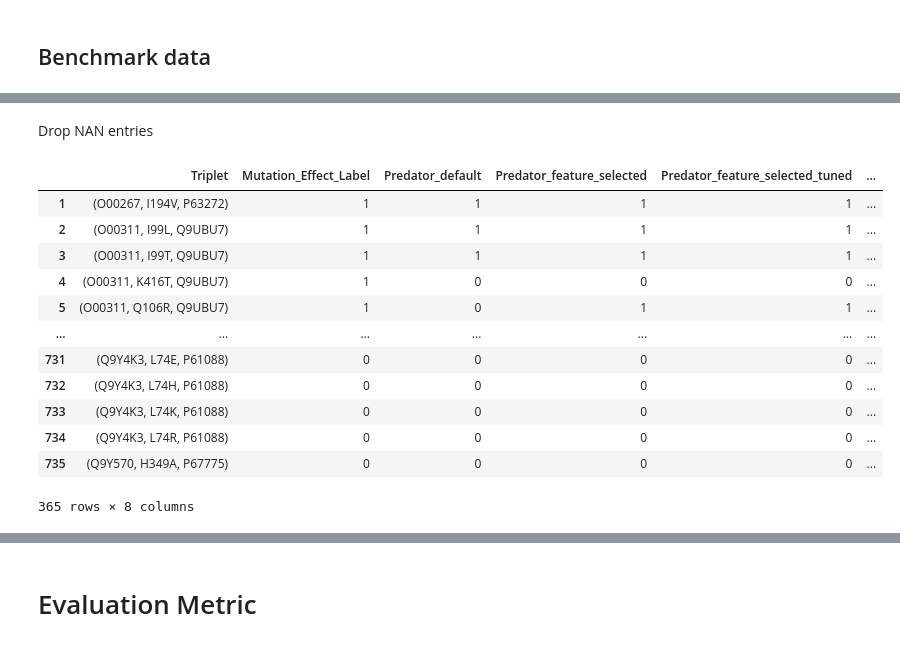
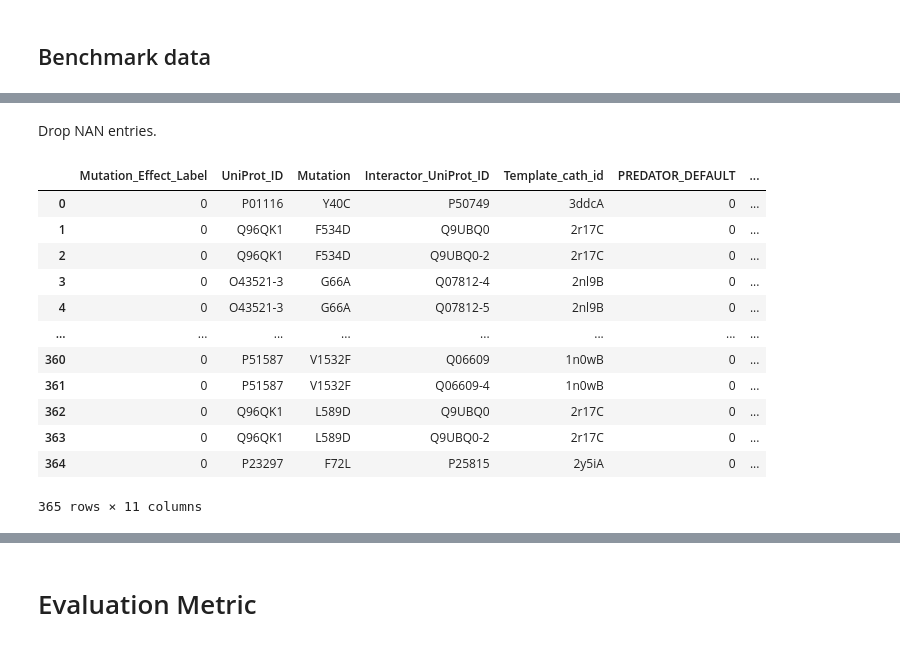
Before and after one commit to ibrahimberb/Predicting-Mutation-Effects, a Jupyter notebook: src/benchmark/rival_studies/Comparing/Comparison_4_studies.ipynb, the cells around one changed output, grey strips where cells are left out. Saved outputs shown, nothing was run; the diff lists cells and outputs as text; code cells hidden in the pictures.

```diff
--- a/src/benchmark/rival_studies/Comparing/Comparison_4_studies.ipynb
+++ b/src/benchmark/rival_studies/Comparing/Comparison_4_studies.ipynb
@@ -11,7 +11,7 @@ Studies:
 # %%
 import pandas as pd
 # %%
-PREDATOR_PREDICTIONS_DATA_PATH = "../../../dev/leave_one_complex_out/Leave_one_complex_out_predictions_2022-02-14.csv"
-SAAMBE_3D_PREDICTIONS_DATA_PATH = "../../SAAMBE_3D_Study/SAAMBE-3D-master/PredatorBenchmark/SAAMBE_3D_predictions_2022-02-12.csv"
-PANDA_PREDICTIONS_DATA_PATH = "../../PANDA/panda-master/PredatorBenchmark/train_data_with_PANDA_prediction_2022-02-14.csv"
-MCSM_PPI2_PREDICTION_DATA_PATH = "../mCSM_PPI2/src/Record/mcsm_ppi2_predictions_2022-02-16.csv"
+PREDATOR_PREDICTIONS_DATA_PATH = "../../../dev/leave_one_complex_out/v2/leave_one_complex_out_result_data_simplified_2022-02-24.csv"
+SAAMBE_3D_PREDICTIONS_DATA_PATH = "../../SAAMBE_3D_Study/SAAMBE-3D-master/PredatorBenchmark/SAAMBE_3D_predictions_2022-02-23.csv"
+PANDA_PREDICTIONS_DATA_PATH = "../../PANDA/panda-master/PredatorBenchmark/train_data_with_PANDA_prediction_2022-02-23.csv"
+MCSM_PPI2_PREDICTION_DATA_PATH = "../mCSM_PPI2/src/Record/mcsm_ppi2_predictions_2022-02-24.csv"
@@ -53,7 +51,11 @@ predator_predictions_data
 # %% [markdown]
 #### 2. SAAMBE-3D Predictions
 # %%
-saambe_3d_predictions_data = pd.read_csv(SAAMBE_3D_PREDICTIONS_DATA_PATH)
+saambe_3d_predictions_data = pd.read_csv(
+    SAAMBE_3D_PREDICTIONS_DATA_PATH, usecols=[
+        "Mutation_Effect_Label", "UniProt_ID", "Mutation", "Interactor_UniProt_ID", "Template_cath_id", "Prediction"
+    ]
+)
 
 saambe_3d_predictions_data.rename(
     columns={"Prediction": "SAAMBE_3D"}, inplace=True
@@ -61,6 +63,5 @@ saambe_3d_predictions_data.rename(
 
 saambe_3d_predictions_data["SAAMBE_3D"] = saambe_3d_predictions_data["SAAMBE_3D"].fillna("not_available")
 
-saambe_3d_predictions_data = introduce_triplet_column(saambe_3d_predictions_data)
 saambe_3d_predictions_data
 # %% [output]
@@ -80,8 +81,12 @@ saambe_3d_predictions_data
 # %% [markdown]
 #### 3. PANDA Predictions
 # %%
-panda_predictions_data = pd.read_csv(PANDA_PREDICTIONS_DATA_PATH)
+panda_predictions_data = pd.read_csv(
+    PANDA_PREDICTIONS_DATA_PATH, usecols=[
+        "Mutation_Effect_Label", "UniProt_ID", "Mutation", "Interactor_UniProt_ID", "Template_cath_id",
+        "PANDA_Predictions"
+    ]
+)
 panda_predictions_data.rename(columns={"PANDA_Predictions": "PANDA"}, inplace=True)
-panda_predictions_data = introduce_triplet_column(panda_predictions_data)
 panda_predictions_data
 # %% [output]
@@ -101,7 +106,17 @@ panda_predictions_data
 # %% [markdown]
 #### 4. mCSM_PPI2 Predictions
 # %%
-mcsm_ppi2_predictions_data = pd.read_csv(MCSM_PPI2_PREDICTION_DATA_PATH)
+mcsm_ppi2_predictions_data = pd.read_csv(
+    MCSM_PPI2_PREDICTION_DATA_PATH
+)
+
+mcsm_ppi2_predictions_data.insert(
+    4,
+    "Template_cath_id",
+    mcsm_ppi2_predictions_data["pdb_id"] + mcsm_ppi2_predictions_data["chain_id"]
+)
+
+mcsm_ppi2_predictions_data.drop(["pdb_id", "chain_id"], inplace=True, axis="columns")
 
 mcsm_ppi2_predictions_data.rename(
     columns={"mCSM_PP2_Prediction": "mCSM_PP2"}, inplace=True
@@ -109,6 +124,5 @@ mcsm_ppi2_predictions_data.rename(
 
 mcsm_ppi2_predictions_data["mCSM_PP2"] = mcsm_ppi2_predictions_data["mCSM_PP2"].fillna("not_available")
 
-mcsm_ppi2_predictions_data = introduce_triplet_column(mcsm_ppi2_predictions_data)
 mcsm_ppi2_predictions_data
 # %% [output]
@@ -158,21 +172,22 @@ benchmark_data
 # %% [markdown]
-Drop NAN entries
+Drop NAN entries.
 # %%
 benchmark_data_drop_nan = benchmark_data[benchmark_data["SAAMBE_3D"] != "not_available"].copy()
 benchmark_data_drop_nan["SAAMBE_3D"] = benchmark_data_drop_nan["SAAMBE_3D"].astype(int)
 benchmark_data_drop_nan["mCSM_PP2"] = benchmark_data_drop_nan["mCSM_PP2"].astype(int)
+benchmark_data_drop_nan = benchmark_data_drop_nan.reset_index(drop=True)
 benchmark_data_drop_nan
 # %% [output]
-|  | Triplet | Mutation_Effect_Label | Predator_default | Predator_feature_selected | Predator_feature_selected_tuned | ... |
-| 1 | (O00267, I194V, P63272) | 1 | 1 | 1 | 1 | ... |
-| 2 | (O00311, I99L, Q9UBU7) | 1 | 1 | 1 | 1 | ... |
-| 3 | (O00311, I99T, Q9UBU7) | 1 | 1 | 1 | 1 | ... |
-| 4 | (O00311, K416T, Q9UBU7) | 1 | 0 | 0 | 0 | ... |
-| 5 | (O00311, Q106R, Q9UBU7) | 1 | 0 | 1 | 1 | ... |
-| ... | ... | ... | ... | ... | ... | ... |
-| 731 | (Q9Y4K3, L74E, P61088) | 0 | 0 | 0 | 0 | ... |
-| 732 | (Q9Y4K3, L74H, P61088) | 0 | 0 | 0 | 0 | ... |
-| 733 | (Q9Y4K3, L74K, P61088) | 0 | 0 | 0 | 0 | ... |
-| 734 | (Q9Y4K3, L74R, P61088) | 0 | 0 | 0 | 0 | ... |
-| 735 | (Q9Y570, H349A, P67775) | 0 | 0 | 0 | 0 | ... |
+|  | Mutation_Effect_Label | UniProt_ID | Mutation | Interactor_UniProt_ID | Template_cath_id | PREDATOR_DEFAULT | ... |
+| 0 | 0 | P01116 | Y40C | P50749 | 3ddcA | 0 | ... |
+| 1 | 0 | Q96QK1 | F534D | Q9UBQ0 | 2r17C | 0 | ... |
+| 2 | 0 | Q96QK1 | F534D | Q9UBQ0-2 | 2r17C | 0 | ... |
+| 3 | 0 | O43521-3 | G66A | Q07812-4 | 2nl9B | 0 | ... |
+| 4 | 0 | O43521-3 | G66A | Q07812-5 | 2nl9B | 0 | ... |
+| ... | ... | ... | ... | ... | ... | ... | ... |
+| 360 | 0 | P51587 | V1532F | Q06609 | 1n0wB | 0 | ... |
+| 361 | 0 | P51587 | V1532F | Q06609-4 | 1n0wB | 0 | ... |
+| 362 | 0 | Q96QK1 | L589D | Q9UBQ0 | 2r17C | 0 | ... |
+| 363 | 0 | Q96QK1 | L589D | Q9UBQ0-2 | 2r17C | 0 | ... |
+| 364 | 0 | P23297 | F72L | P25815 | 2y5iA | 0 | ... |
-365 rows × 8 columns
+365 rows × 11 columns
```
Also changed, not shown: parts of 28 cells of this notebook.
